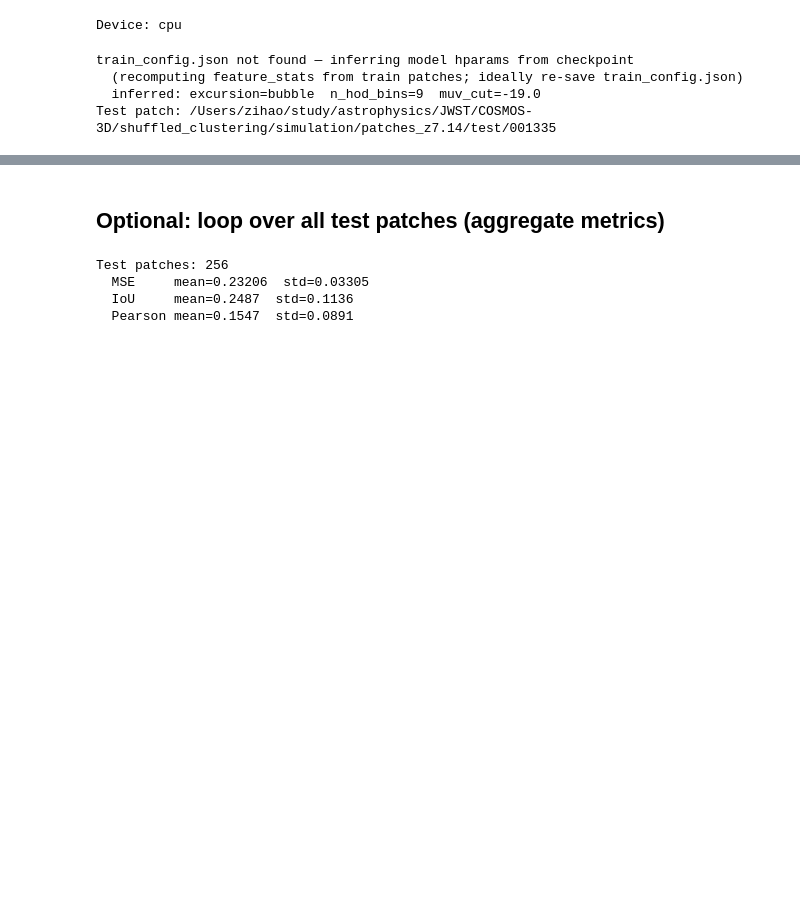
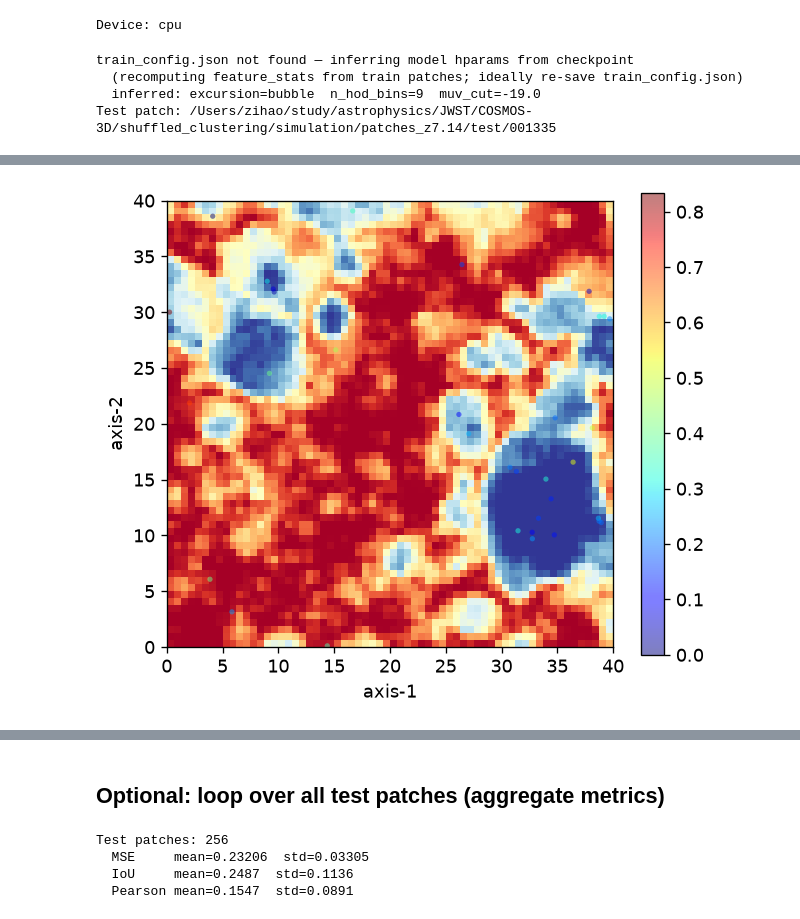
Before and after one commit to lizihao1008/LAE_pinn, a Jupyter notebook: notebooks/05_patch_eval_visualization.ipynb, the cells around one changed output, grey strips where cells are left out. Drawn from its saved outputs; the diff is of its cells as text; code cells hidden in the pictures; blank space fills up the shorter version.

```diff
--- a/notebooks/05_patch_eval_visualization.ipynb
+++ b/notebooks/05_patch_eval_visualization.ipynb
@@ -352,0 +377,27 @@ plt.show()
+# %%
+patch_dir = '/Users/zihao/study/astrophysics/JWST/COSMOS-3D/shuffled_clustering/simulation/patches_z7.14/test/001335'
+X1 = np.load(f'{patch_dir}/xgrid.npy')
+cat = dict(np.load(os.path.join(patch_dir, 'catalog.npz')))
+lae_m = cat['muv'] < MUV_CUT
+pos_lae = cat['pos'][lae_m]
+tigm_lae = cat['tigm'][lae_m]
+
+z = np.arange(0,64,1)
+idx1 = np.where((12<z) & (z<24))[0]
+plt.figure(figsize=(6,5))
+# plt.subplot(1,2,1)
+plt.imshow(np.mean(X1[idx1,:,:],axis=0).T,origin='lower',extent=[0,40,0,40],cmap='RdYlBu')
+# plt.subplot(1,2,2)
+# plt.colorbar()
+
+pos_z = pos_lae[:,0]
+idx = np.where((12*0.625<pos_z) & (pos_z<24*0.625))[0]
+plt.scatter(pos_lae[idx][:,1],pos_lae[idx][:,2],s=10,ec='none',c=tigm_lae[idx],cmap='jet',alpha=0.5)
+plt.colorbar()
+# plt.xlim(0,512)
+# plt.ylim(0,512)
+plt.xlabel('axis-1')
+plt.ylabel('axis-2')
+plt.show()
+# %% [output]
+[figure, added]
```
Also changed, not shown: parts of 9 cells of this notebook, 11 other files.
